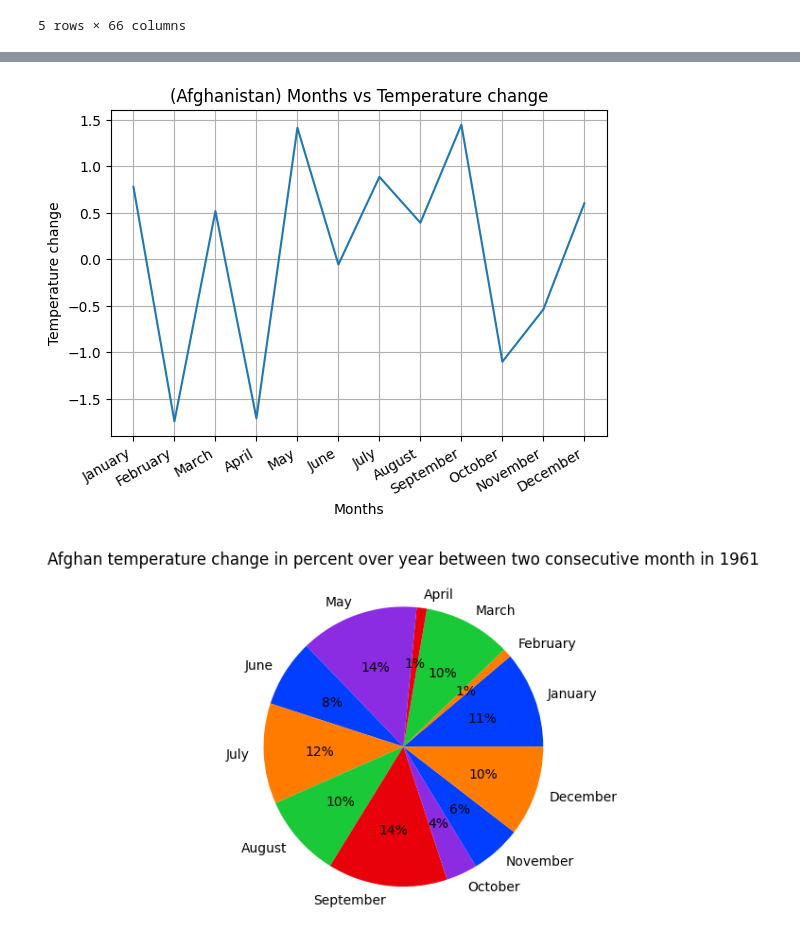
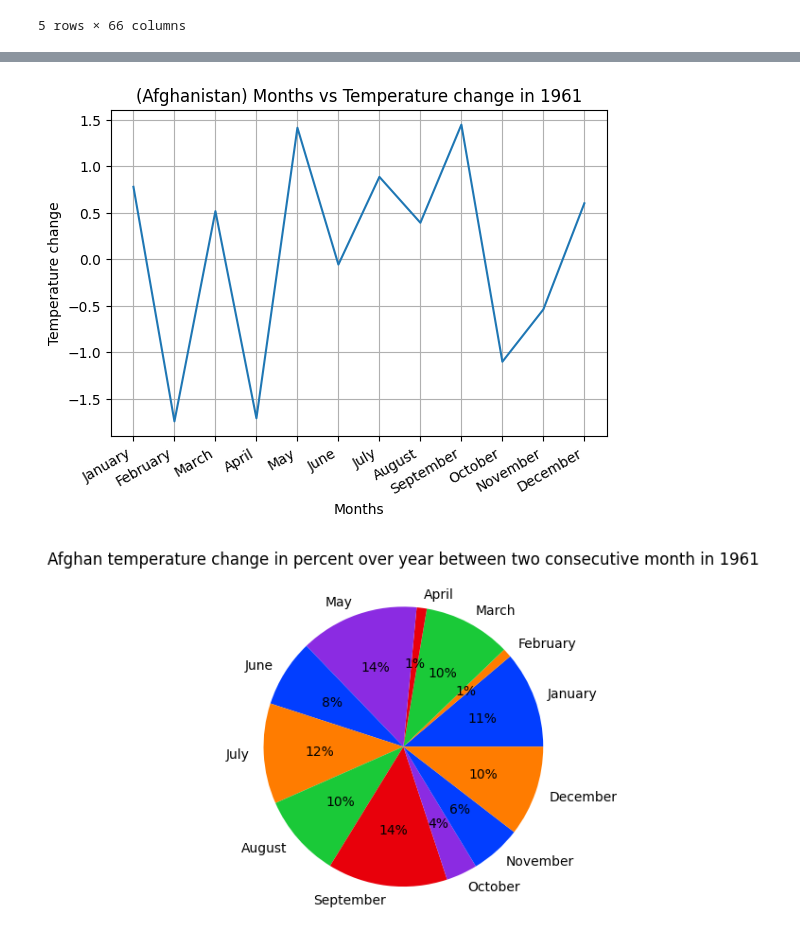
Before and after one commit to ML-for-B-E/Statistique-graphique, a Jupyter notebook: notebooks/ml_graphics_course.ipynb, the cells around one changed output, grey strips where cells are left out. Cells and saved outputs as stored; diff of their text form; code cells hidden in the pictures.

```diff
--- a/ml_graphics_course_examples/ml_graphics_course.ipynb
+++ b/notebooks/ml_graphics_course.ipynb
@@ -3,7 +3,7 @@ import pandas as pd
 # %%
 #help(pd.read_excel)
 # %%
-df = pd.read_excel('dataset.xlsb.xlsx')
+df = pd.read_excel('../data/dataset.xlsb.xlsx')
 # %%
 df.describe()
 # %% [output]
@@ -52,20 +52,20 @@ df_data = df[(df['Area']=='Afghanistan') &  (df['Element']=='Temperature change'
 # %%
 import matplotlib.pyplot as plt
 import numpy as np
 # Data for plotting
-t = df_1['Months']
-s = df_1['Y1961']
+t = df_data['Months']
+s = df_data['Y1961']
 
 fig, ax = plt.subplots()
 ax.plot(t, s)
 fig.autofmt_xdate()
 ax.set(xlabel='Months', ylabel='Temperature change',
        title='(Afghanistan) Months vs Temperature change in 1961')
 ax.grid()
 fig.savefig("test.png")
 plt.show()
 # %% [output]
-[figure, old version]
+[figure, new version]
 # %%
 import seaborn as sns
 
```
Also changed, not shown: parts of 1 cell of this notebook, 16 other files.
